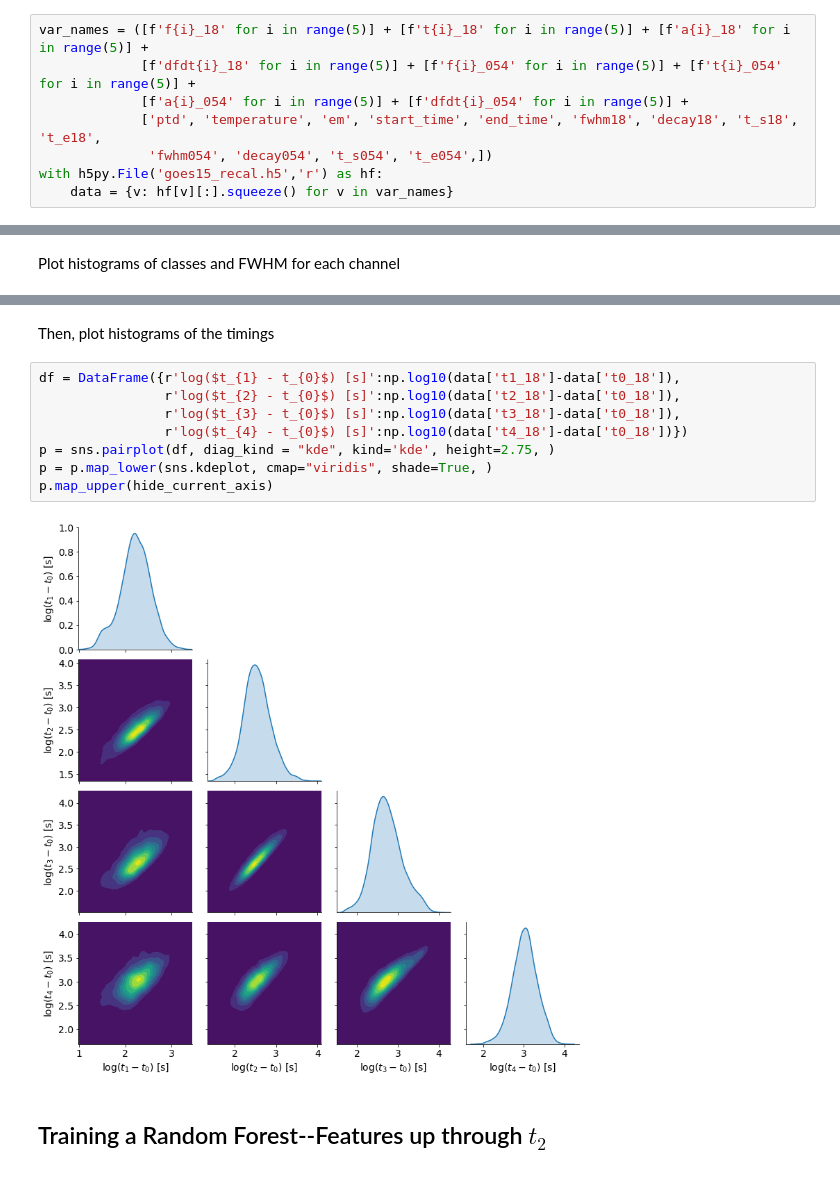
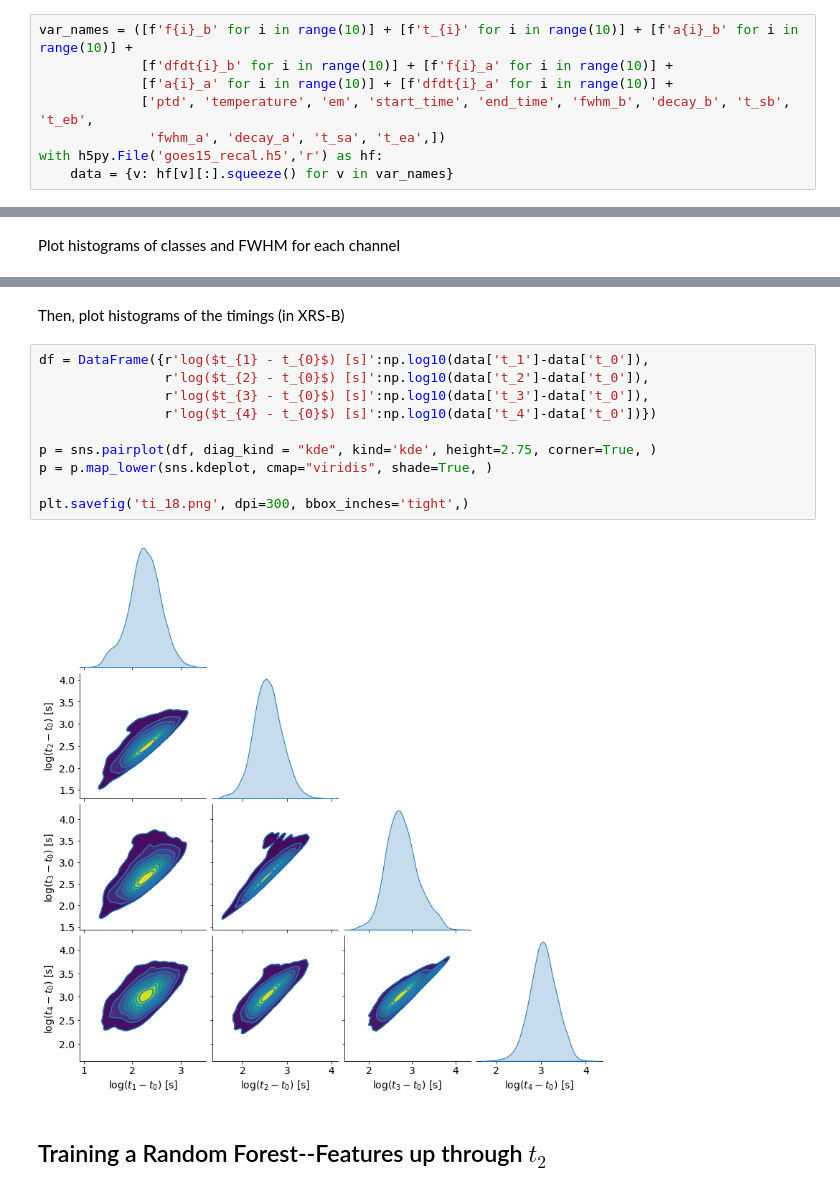
Before and after one commit to USNavalResearchLaboratory/flare_duration_forecasting, a Jupyter notebook: random_forest_statistics.ipynb, the cells around one changed output, grey strips where cells are left out. Cells and saved outputs as stored; diff of their text form.

```diff
--- a/random_forest_statistics.ipynb
+++ b/random_forest_statistics.ipynb
@@ -30,9 +34,9 @@ plt.rcParams['grid.linestyle'] = ':'
 # %%
-var_names = ([f'f{i}_18' for i in range(5)] + [f't{i}_18' for i in range(5)] + [f'a{i}_18' for i in range(5)] +
-             [f'dfdt{i}_18' for i in range(5)] + [f'f{i}_054' for i in range(5)] + [f't{i}_054' for i in range(5)] +
-             [f'a{i}_054' for i in range(5)] + [f'dfdt{i}_054' for i in range(5)] +
-             ['ptd', 'temperature', 'em', 'start_time', 'end_time', 'fwhm18', 'decay18', 't_s18', 't_e18',
-              'fwhm054', 'decay054', 't_s054', 't_e054',])
+var_names = ([f'f{i}_b' for i in range(10)] + [f't_{i}' for i in range(10)] + [f'a{i}_b' for i in range(10)] +
+             [f'dfdt{i}_b' for i in range(10)] + [f'f{i}_a' for i in range(10)] +
+             [f'a{i}_a' for i in range(10)] + [f'dfdt{i}_a' for i in range(10)] +
+             ['ptd', 'temperature', 'em', 'start_time', 'end_time', 'fwhm_b', 'decay_b', 't_sb', 't_eb',
+              'fwhm_a', 'decay_a', 't_sa', 't_ea',])
 with h5py.File('goes15_recal.h5','r') as hf:
     data = {v: hf[v][:].squeeze() for v in var_names}
 # %% [markdown]
@@ -55,15 +58,17 @@ p.map_upper(hide_current_axis)
 # %% [markdown]
-Then, plot histograms of the timings
+Then, plot histograms of the timings (in XRS-B)
 # %%
-df = DataFrame({r'log($t_{1} - t_{0}$) [s]':np.log10(data['t1_18']-data['t0_18']),
-                r'log($t_{2} - t_{0}$) [s]':np.log10(data['t2_18']-data['t0_18']),
-                r'log($t_{3} - t_{0}$) [s]':np.log10(data['t3_18']-data['t0_18']),
-                r'log($t_{4} - t_{0}$) [s]':np.log10(data['t4_18']-data['t0_18'])})
-p = sns.pairplot(df, diag_kind = "kde", kind='kde', height=2.75, )
+df = DataFrame({r'log($t_{1} - t_{0}$) [s]':np.log10(data['t_1']-data['t_0']),
+                r'log($t_{2} - t_{0}$) [s]':np.log10(data['t_2']-data['t_0']),
+                r'log($t_{3} - t_{0}$) [s]':np.log10(data['t_3']-data['t_0']),
+                r'log($t_{4} - t_{0}$) [s]':np.log10(data['t_4']-data['t_0'])})
+
+p = sns.pairplot(df, diag_kind = "kde", kind='kde', height=2.75, corner=True, )
 p = p.map_lower(sns.kdeplot, cmap="viridis", shade=True, )
-p.map_upper(hide_current_axis)
+
+plt.savefig('ti_18.png', dpi=300, bbox_inches='tight',)
 # %% [output]
-[figure, old version]
+[figure, new version]
 # %% [markdown]
 ## Training a Random Forest--Features up through $t_2$
 # %% [markdown]
```
Also changed, not shown: parts of 93 cells of this notebook, 2 other files.
